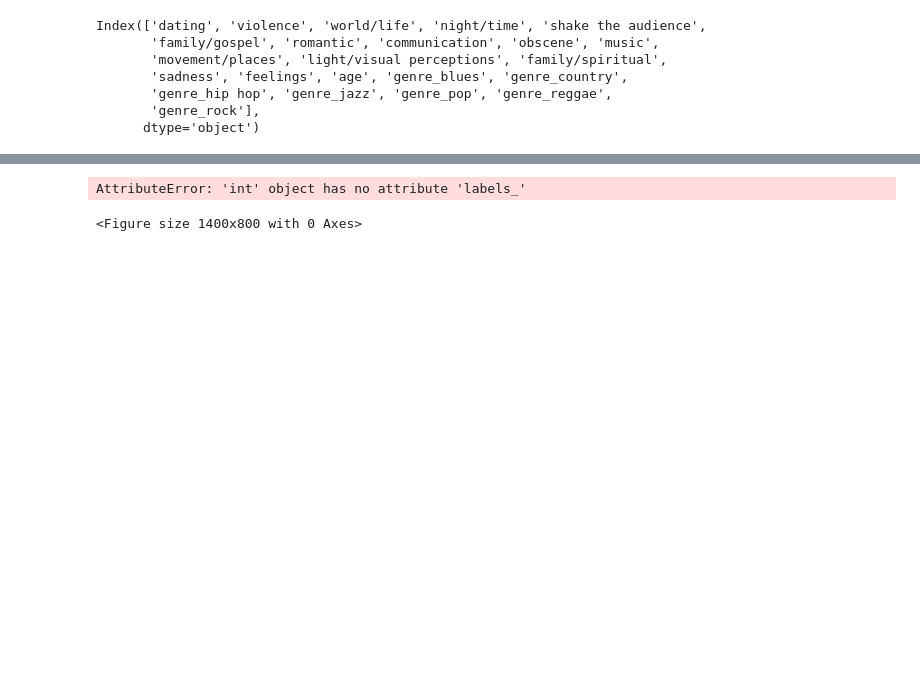
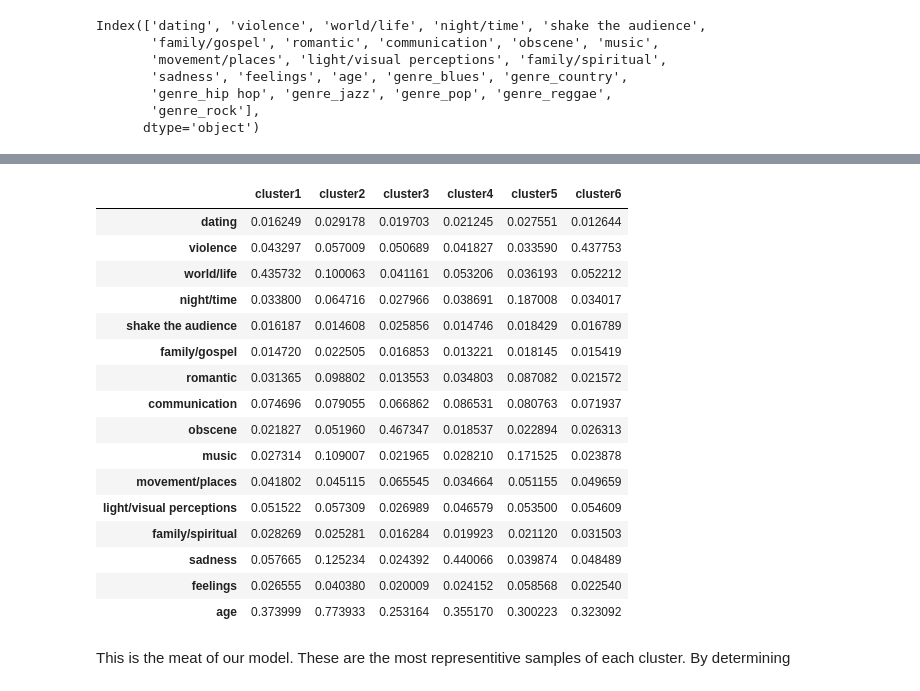
Before and after one commit to theslater11/MusicRecommendation, a Jupyter notebook: Models/KMeans.ipynb, the cells around one changed output, grey strips where cells are left out. Saved outputs shown, nothing was run; the diff lists cells and outputs as text; code cells hidden in the pictures; blank space fills up the shorter version.

```diff
--- a/Models/KMeans.ipynb
+++ b/Models/KMeans.ipynb
@@ -67,4 +68,4 @@ plt.show()
 # %%
-k_means = KMeans(n_clusters=7, init='k-means++')
+k_means = KMeans(n_clusters=6, init='k-means++')
 k_means.fit(X1)
 # %% [output]
@@ -95,12 +96,30 @@ array([[-1.80411242e-15,  7.13318293e-15,  5.55111512e-17,
-# %%
-# view 2D clusters
-
-plt.figure(figsize = (14, 8))
-
-plt.scatter(X1[:, 0], X1[:, 1], c = kmeans.labels_, s = 105)
-plt.scatter(kmeans.cluster_centers_[:, 0], kmeans.cluster_centers_[:, 1], color = 'red', s = 250)
-plt.title('Clusters of Customers\n', fontsize = 20)
-plt.show()
-# %% [output]
-AttributeError: 'int' object has no attribute 'labels_'
-<Figure size 1400x800 with 0 Axes>
+# %%
+clusters = pd.DataFrame(columns=['cluster1','cluster2','cluster3','cluster4','cluster5','cluster6'], index=['dating', 'violence', 'world/life', 'night/time', 'shake the audience',
+       'family/gospel', 'romantic', 'communication', 'obscene', 'music','movement/places', 'light/visual perceptions', 'family/spiritual', 'sadness', 'feelings', 'age'])
+clusters['cluster1'] = k_means.cluster_centers_[0]
+clusters['cluster2'] = k_means.cluster_centers_[1]
+clusters['cluster3'] = k_means.cluster_centers_[2]
+clusters['cluster4'] = k_means.cluster_centers_[3]
+clusters['cluster5'] = k_means.cluster_centers_[4]
+clusters['cluster6'] = k_means.cluster_centers_[5]
+clusters
+# %% [output]
+|  | cluster1 | cluster2 | cluster3 | cluster4 | cluster5 | cluster6 |
+| dating | 0.016249 | 0.029178 | 0.019703 | 0.021245 | 0.027551 | 0.012644 |
+| violence | 0.043297 | 0.057009 | 0.050689 | 0.041827 | 0.033590 | 0.437753 |
+| world/life | 0.435732 | 0.100063 | 0.041161 | 0.053206 | 0.036193 | 0.052212 |
+| night/time | 0.033800 | 0.064716 | 0.027966 | 0.038691 | 0.187008 | 0.034017 |
+| shake the audience | 0.016187 | 0.014608 | 0.025856 | 0.014746 | 0.018429 | 0.016789 |
+| family/gospel | 0.014720 | 0.022505 | 0.016853 | 0.013221 | 0.018145 | 0.015419 |
+| romantic | 0.031365 | 0.098802 | 0.013553 | 0.034803 | 0.087082 | 0.021572 |
+| communication | 0.074696 | 0.079055 | 0.066862 | 0.086531 | 0.080763 | 0.071937 |
+| obscene | 0.021827 | 0.051960 | 0.467347 | 0.018537 | 0.022894 | 0.026313 |
+| music | 0.027314 | 0.109007 | 0.021965 | 0.028210 | 0.171525 | 0.023878 |
+| movement/places | 0.041802 | 0.045115 | 0.065545 | 0.034664 | 0.051155 | 0.049659 |
+| light/visual perceptions | 0.051522 | 0.057309 | 0.026989 | 0.046579 | 0.053500 | 0.054609 |
+| family/spiritual | 0.028269 | 0.025281 | 0.016284 | 0.019923 | 0.021120 | 0.031503 |
+| sadness | 0.057665 | 0.125234 | 0.024392 | 0.440066 | 0.039874 | 0.048489 |
+| feelings | 0.026555 | 0.040380 | 0.020009 | 0.024152 | 0.058568 | 0.022540 |
+| age | 0.373999 | 0.773933 | 0.253164 | 0.355170 | 0.300223 | 0.323092 |
+# %% [markdown]
+This is the meat of our model. These are the most representitive samples of each cluster. By determining
```
Also changed, not shown: parts of 4 cells of this notebook, 3 other files.
